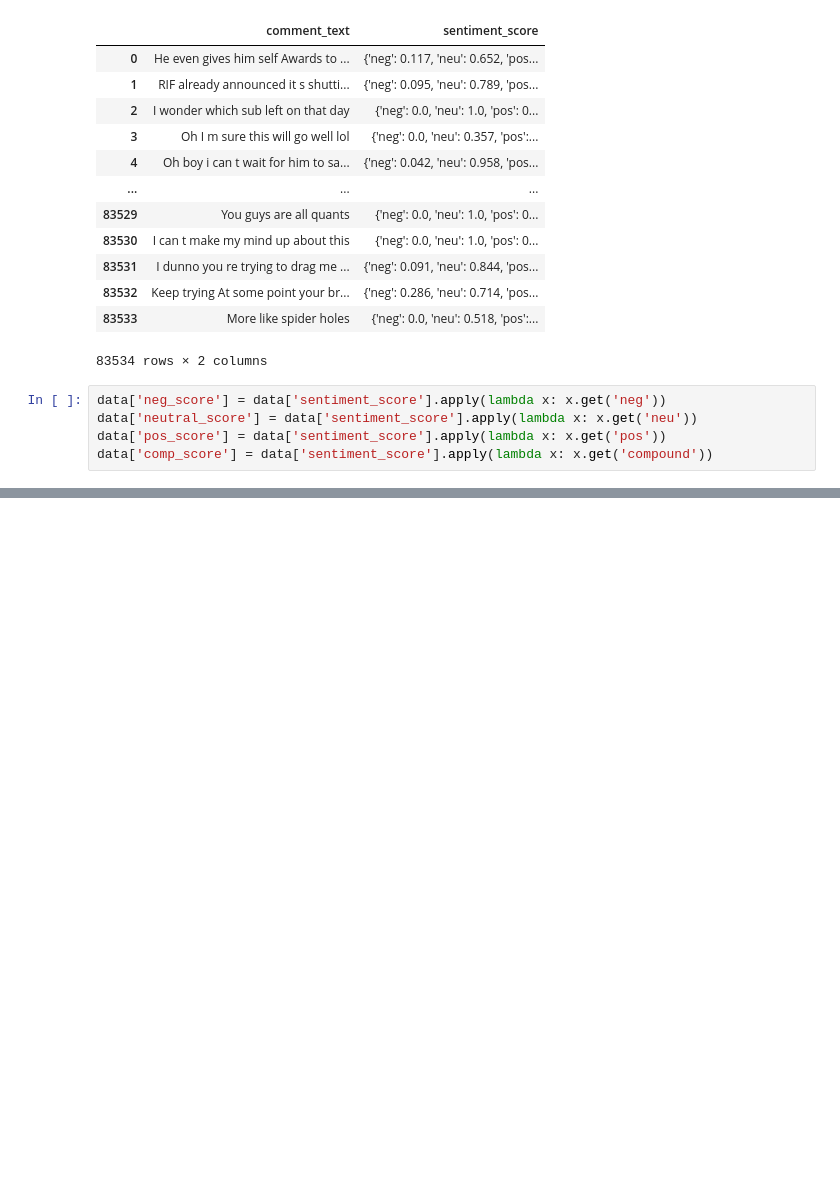
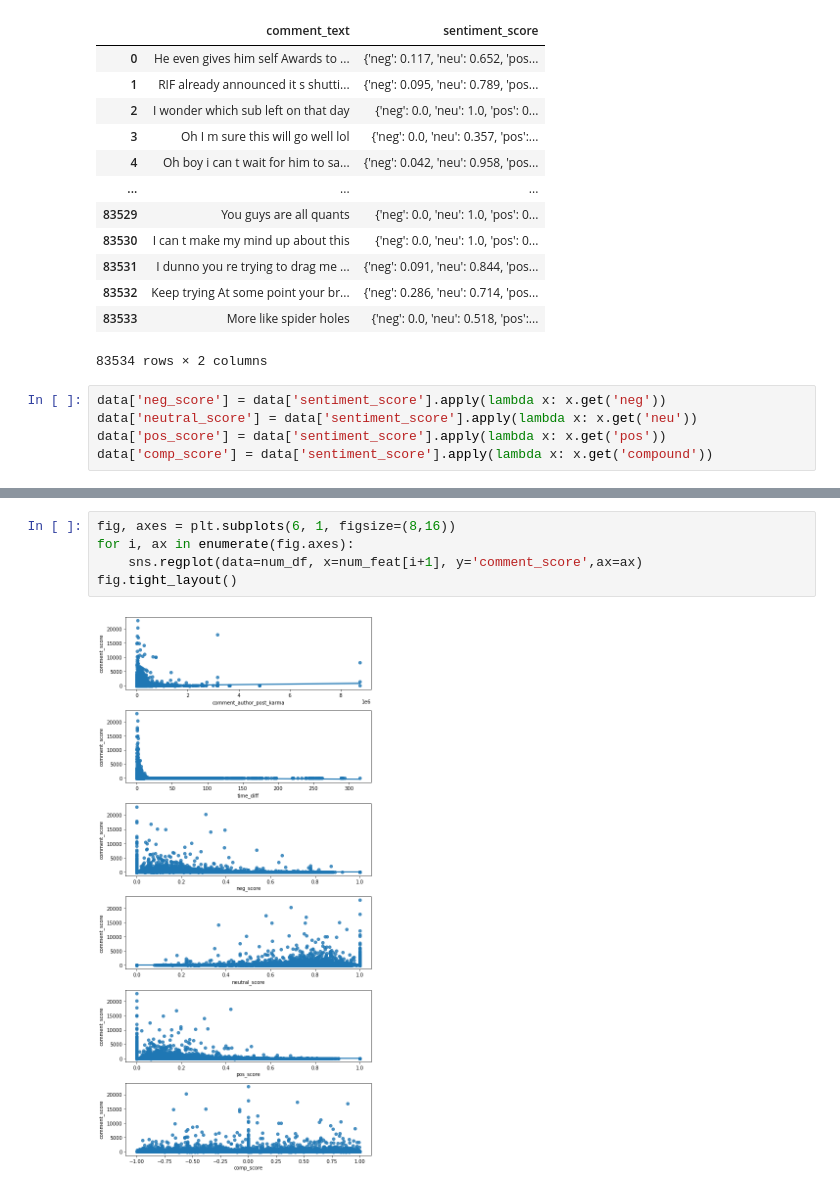
Before and after one commit to BrianLoe/NLP, a Jupyter notebook: Data exploration.ipynb, the cells around one changed output, grey strips where cells are left out. Saved outputs shown, nothing was run; the diff lists cells and outputs as text; blank space fills up the shorter version.

```diff
--- a/Data exploration.ipynb
+++ b/Data exploration.ipynb
@@ -227,0 +249,7 @@ num_df.head()
+# %%
+fig, axes = plt.subplots(6, 1, figsize=(8,16))
+for i, ax in enumerate(fig.axes):
+    sns.regplot(data=num_df, x=num_feat[i+1], y='comment_score',ax=ax)
+fig.tight_layout()
+# %% [output]
+[figure, added]
```
Also changed, not shown: parts of 33 cells of this notebook.
